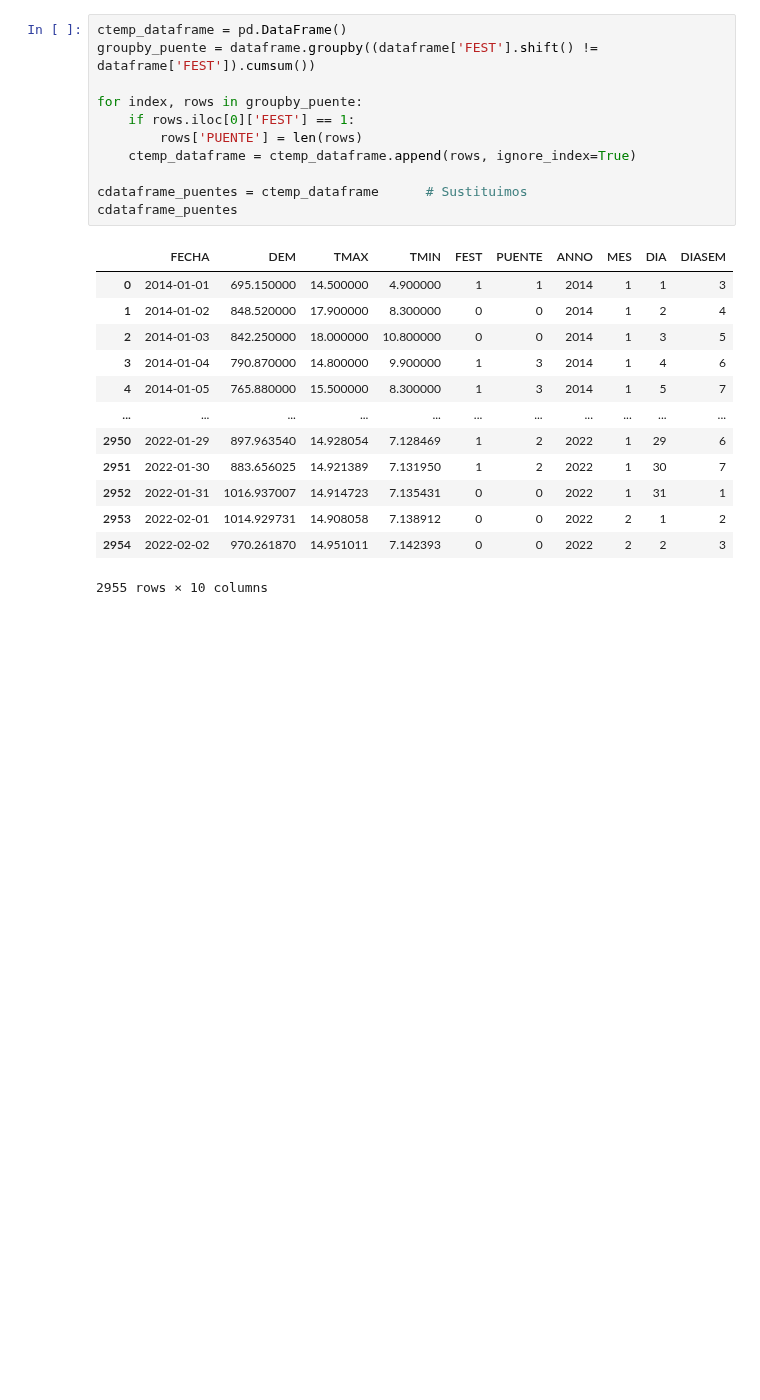
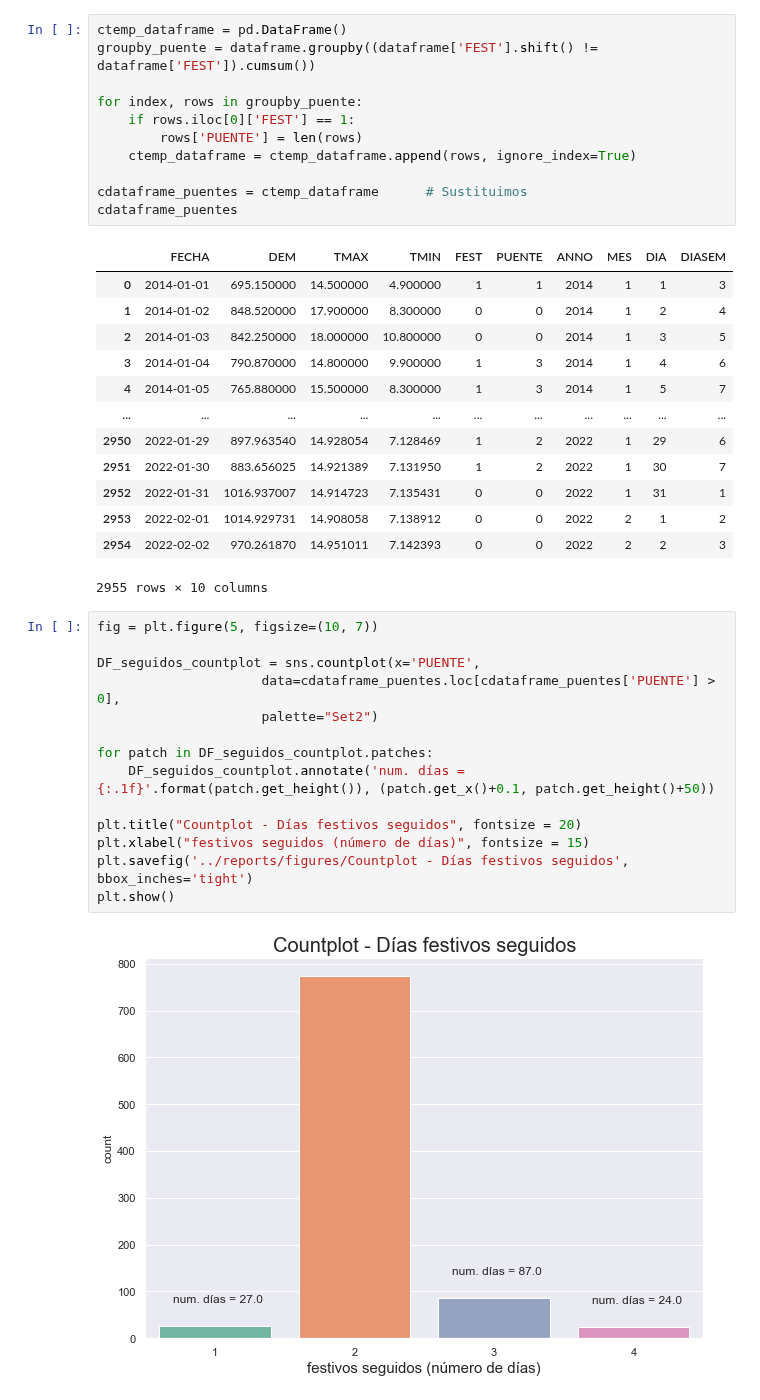
Before and after one commit to SeroviICAI/TRABAJO-1-ESTADISTICA-DESCRIPTIVA, a Jupyter notebook: notebooks/dias_festivos.ipynb, the cells around one changed output. Saved outputs shown, nothing was run; the diff lists cells and outputs as text; blank space fills up the shorter version.

Commit message:
Añadido countplot festivos seguidos

```diff
--- a/notebooks/dias_festivos.ipynb
+++ b/notebooks/dias_festivos.ipynb
@@ -406,5 +406,21 @@ cdataframe_puentes
 | 2953 | 2022-02-01 | 1014.929731 | 14.908058 | 7.138912 | 0 | 0 | 2022 | 2 | 1 | 2 |
 | 2954 | 2022-02-02 | 970.261870 | 14.951011 | 7.142393 | 0 | 0 | 2022 | 2 | 2 | 3 |
 2955 rows × 10 columns
+# %%
+fig = plt.figure(5, figsize=(10, 7))
+
+DF_seguidos_countplot = sns.countplot(x='PUENTE',
+                     data=cdataframe_puentes.loc[cdataframe_puentes['PUENTE'] > 0],
+                     palette="Set2")
+
+for patch in DF_seguidos_countplot.patches:
+    DF_seguidos_countplot.annotate('num. días = {:.1f}'.format(patch.get_height()), (patch.get_x()+0.1, patch.get_height()+50))
+
+plt.title("Countplot - Días festivos seguidos", fontsize = 20)
+plt.xlabel("festivos seguidos (número de días)", fontsize = 15)
+plt.savefig('../reports/figures/Countplot - Días festivos seguidos', bbox_inches='tight')
+plt.show()
+# %% [output]
+[figure, added]
 # %%
 # DEMANDA / DIA DE FESTIVOS SEGUIDOS
```
Also changed, not shown: parts of 4 cells of this notebook, 2 other files.
